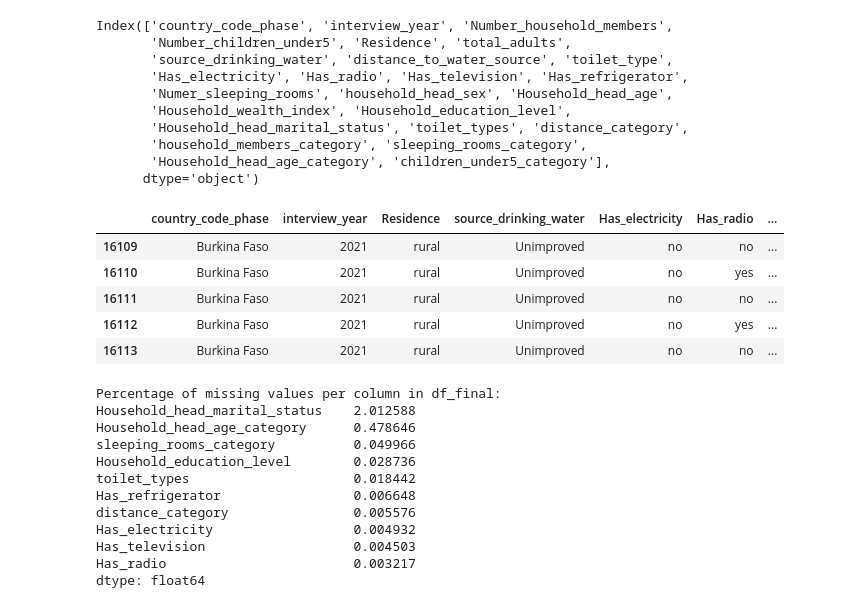
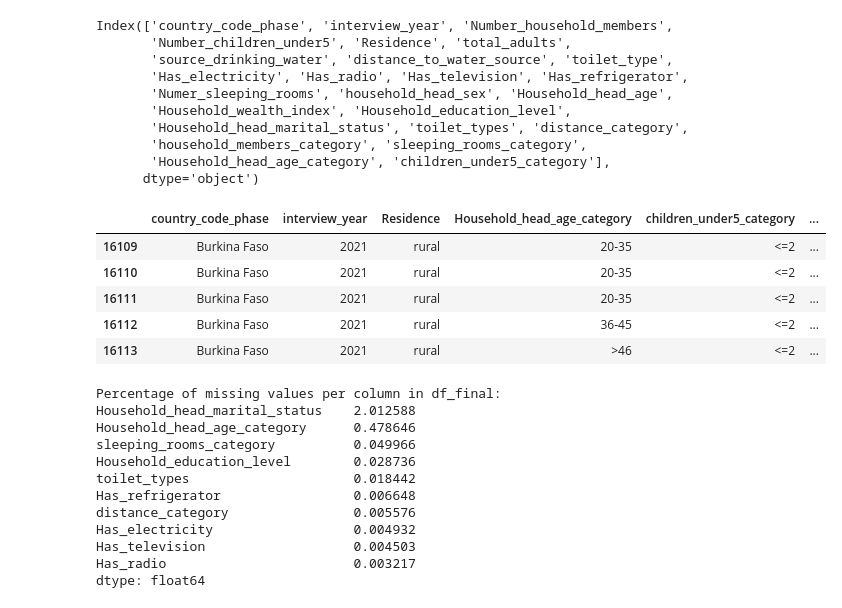
Before and after one commit to Fentahun60/Fentahun, a Jupyter notebook: Safewater_access.ipynb, the cells around one changed output. Saved outputs shown, nothing was run; the diff lists cells and outputs as text; code cells hidden in the pictures.

```diff
--- a/Safewater_access.ipynb
+++ b/Safewater_access.ipynb
@@ -587,34 +591,34 @@ Index(['country_code_phase', 'interview_year', 'Number_household_members',
 # %%
 selected_final_columns = [
     'country_code_phase',
     'interview_year',
     'Residence',
-    'source_drinking_water',
+    'Household_head_age_category',
+    'children_under5_category',
+    'household_members_category',
     'Has_electricity',
     'Has_radio',
     'Has_television',
     'Has_refrigerator',
     'household_head_sex',
     'Household_wealth_index',
     'Household_education_level',
     'Household_head_marital_status',
     'toilet_types',
     'distance_category',
-    'household_members_category',
     'sleeping_rooms_category',
-    'Household_head_age_category',
-    'children_under5_category'
+    'source_drinking_water'
 ]
 
 df_final = df_sel[selected_final_columns]
 display(df_final.head())
 # %% [output]
-|  | country_code_phase | interview_year | Residence | source_drinking_water | Has_electricity | Has_radio | ... |
-| 16109 | Burkina Faso | 2021 | rural | Unimproved | no | no | ... |
-| 16110 | Burkina Faso | 2021 | rural | Unimproved | no | yes | ... |
-| 16111 | Burkina Faso | 2021 | rural | Unimproved | no | no | ... |
-| 16112 | Burkina Faso | 2021 | rural | Unimproved | no | yes | ... |
-| 16113 | Burkina Faso | 2021 | rural | Unimproved | no | no | ... |
+|  | country_code_phase | interview_year | Residence | Household_head_age_category | children_under5_category | ... |
+| 16109 | Burkina Faso | 2021 | rural | 20-35 | <=2 | ... |
+| 16110 | Burkina Faso | 2021 | rural | 20-35 | <=2 | ... |
+| 16111 | Burkina Faso | 2021 | rural | 20-35 | <=2 | ... |
+| 16112 | Burkina Faso | 2021 | rural | 36-45 | <=2 | ... |
+| 16113 | Burkina Faso | 2021 | rural | >46 | <=2 | ... |
 # %%
 missing_values_percent_final = df_final.isnull().sum() / len(df_final) * 100
 print("Percentage of missing values per column in df_final:")
```
Also changed, not shown: parts of 9 cells of this notebook.
